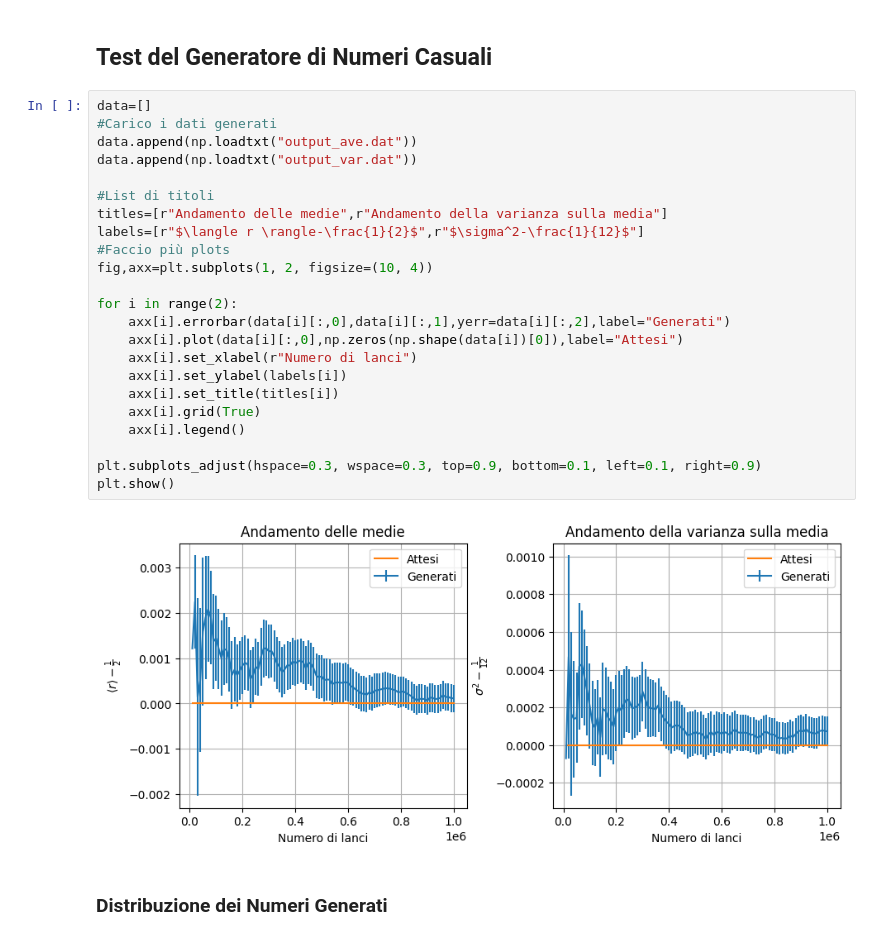
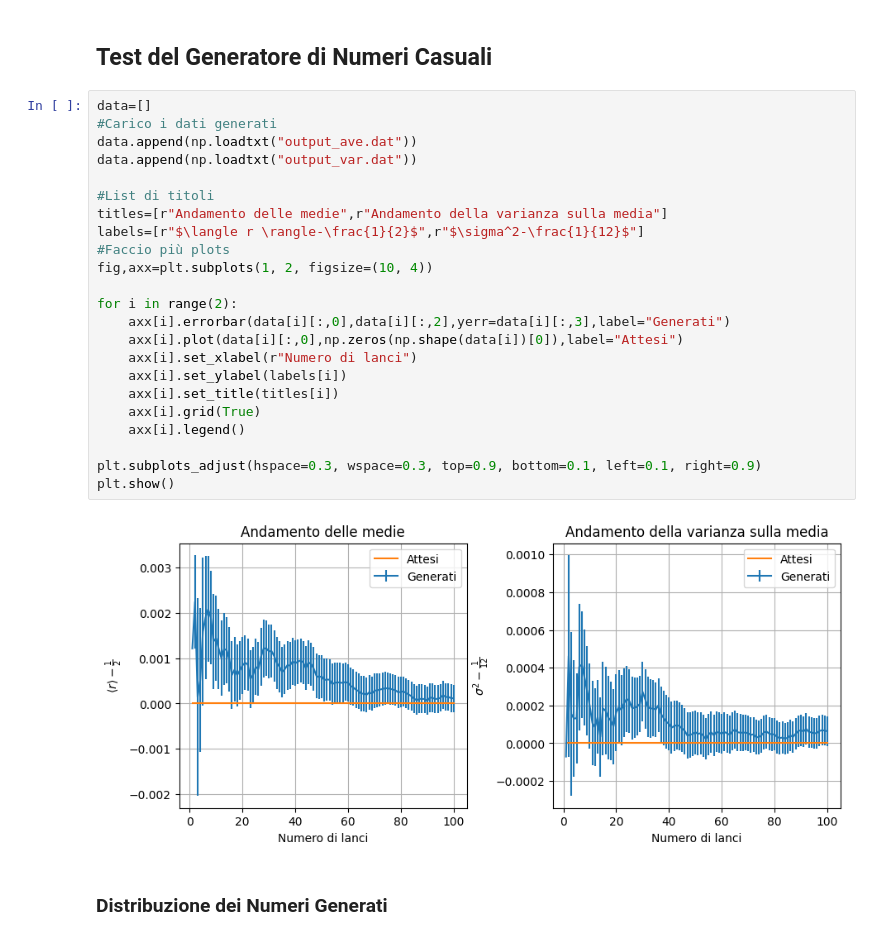
Before and after one commit to sergio-egm/lsn_delivery_exercises, a Jupyter notebook: es1/LSN_Exercises_01.ipynb, the cells around one changed output. Cells and saved outputs as stored; diff of their text form.

```diff
--- a/es1/LSN_Exercises_01.ipynb
+++ b/es1/LSN_Exercises_01.ipynb
@@ -12,28 +12,28 @@ from scipy.stats import norm
 # %%
 data=[]
 #Carico i dati generati
 data.append(np.loadtxt("output_ave.dat"))
 data.append(np.loadtxt("output_var.dat"))
 
 #List di titoli
 titles=[r"Andamento delle medie",r"Andamento della varianza sulla media"]
 labels=[r"$\langle r \rangle-\frac{1}{2}$",r"$\sigma^2-\frac{1}{12}$"]
 #Faccio più plots
 fig,axx=plt.subplots(1, 2, figsize=(10, 4))
 
 for i in range(2):
-    axx[i].errorbar(data[i][:,0],data[i][:,1],yerr=data[i][:,2],label="Generati")
+    axx[i].errorbar(data[i][:,0],data[i][:,2],yerr=data[i][:,3],label="Generati")
     axx[i].plot(data[i][:,0],np.zeros(np.shape(data[i])[0]),label="Attesi")
     axx[i].set_xlabel(r"Numero di lanci")
     axx[i].set_ylabel(labels[i])
     axx[i].set_title(titles[i])
     axx[i].grid(True)
     axx[i].legend()
 
 plt.subplots_adjust(hspace=0.3, wspace=0.3, top=0.9, bottom=0.1, left=0.1, right=0.9)
 plt.show()
 # %% [output]
-[figure, old version]
+[figure, new version]
 # %% [markdown]
 ### Distribuzione dei Numeri Generati
 # %%
```
Also changed, not shown: 25 other files.
